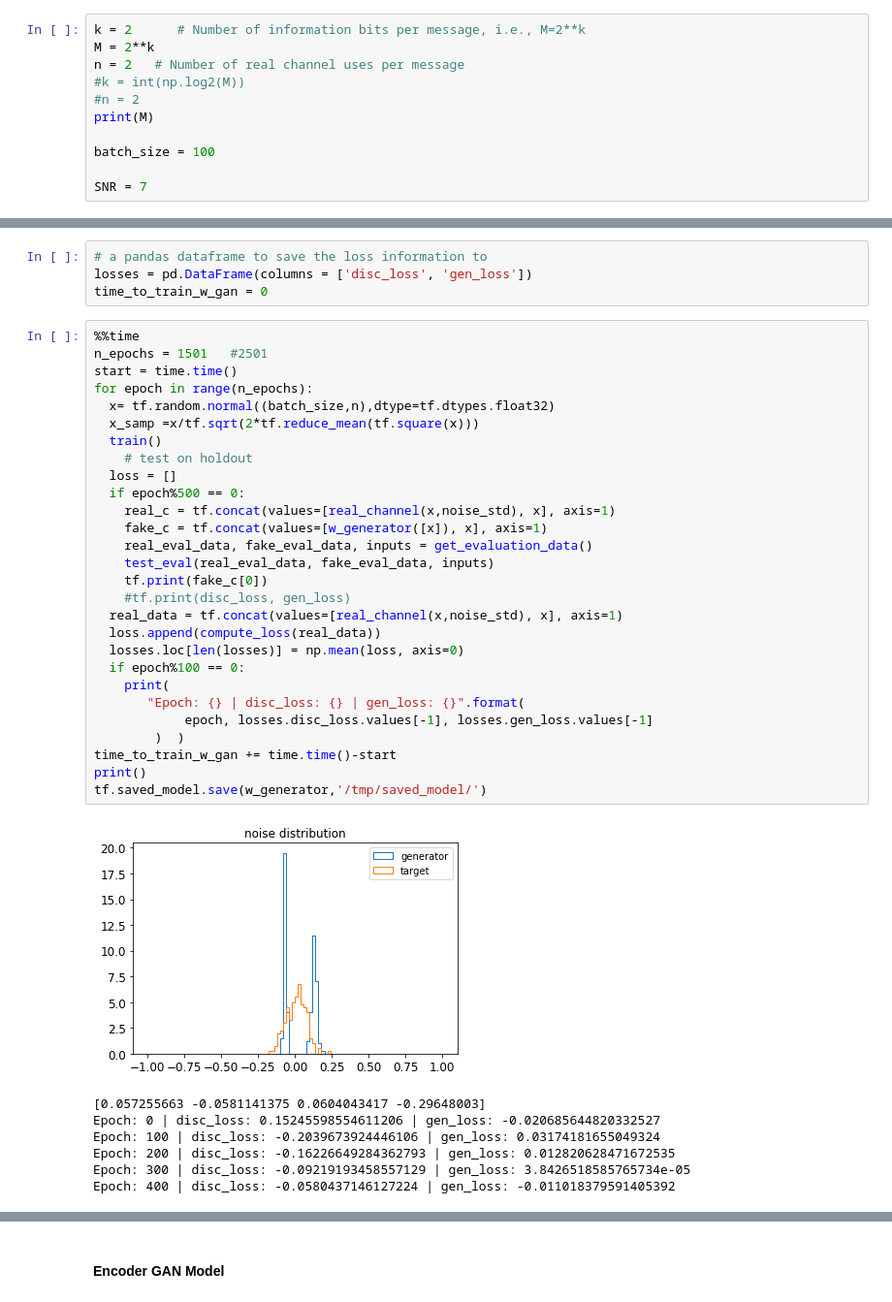
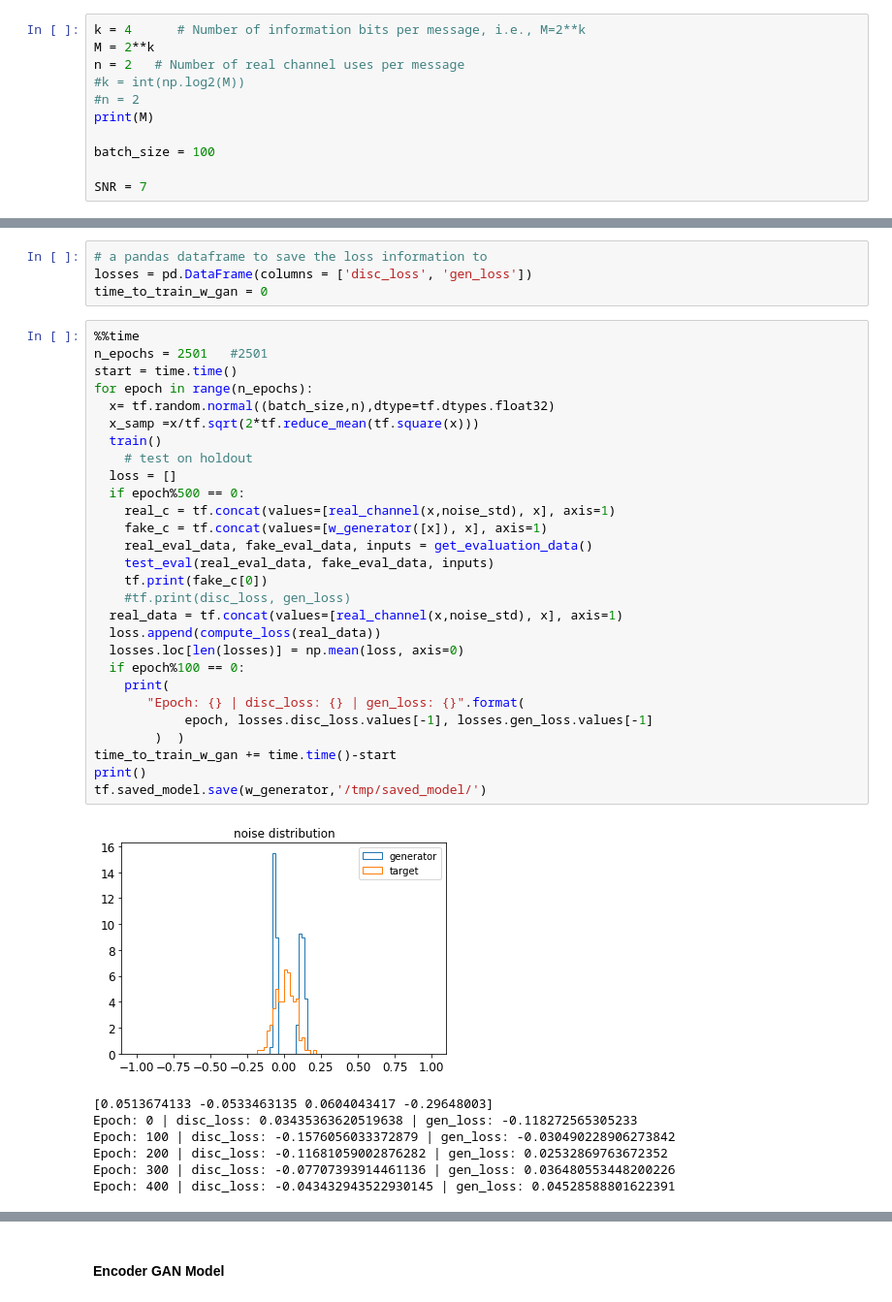
Before and after one commit to YBen1/Autoencoder_communication_system_WGAN_GP_Channel-estimation-in-process-, a Jupyter notebook: WGAN_Channel_Estimation.ipynb, the cells around one changed output, grey strips where cells are left out. Shown: that part at 97% size. Saved outputs shown, nothing was run; the diff lists cells and outputs as text.

```diff
--- a/WGAN_Channel_Estimation.ipynb
+++ b/WGAN_Channel_Estimation.ipynb
@@ -60,7 +60,7 @@ $M$ - Anzahl der unterschiedlichen Nachrichten \\
 $n$ - channel uses\\
 $N$ - Länge des Rauschvektors
 # %%
-k = 2      # Number of information bits per message, i.e., M=2**k
+k = 4      # Number of information bits per message, i.e., M=2**k
 M = 2**k
 n = 2   # Number of real channel uses per message
 #k = int(np.log2(M))
@@ -342,37 +342,37 @@ losses = pd.DataFrame(columns = ['disc_loss', 'gen_loss'])
 time_to_train_w_gan = 0
 # %%
 %%time
-n_epochs = 1501   #2501
+n_epochs = 2501   #2501
 start = time.time()
 for epoch in range(n_epochs):
   x= tf.random.normal((batch_size,n),dtype=tf.dtypes.float32)
   x_samp =x/tf.sqrt(2*tf.reduce_mean(tf.square(x)))
   train()
     # test on holdout
   loss = []
   if epoch%500 == 0:
     real_c = tf.concat(values=[real_channel(x,noise_std), x], axis=1)
     fake_c = tf.concat(values=[w_generator([x]), x], axis=1)
     real_eval_data, fake_eval_data, inputs = get_evaluation_data()
     test_eval(real_eval_data, fake_eval_data, inputs)
     tf.print(fake_c[0])
     #tf.print(disc_loss, gen_loss)
   real_data = tf.concat(values=[real_channel(x,noise_std), x], axis=1)
   loss.append(compute_loss(real_data))
   losses.loc[len(losses)] = np.mean(loss, axis=0)
   if epoch%100 == 0:
     print(
        "Epoch: {} | disc_loss: {} | gen_loss: {}".format(
             epoch, losses.disc_loss.values[-1], losses.gen_loss.values[-1]
         )  )
 time_to_train_w_gan += time.time()-start
 print()
 tf.saved_model.save(w_generator,'/tmp/saved_model/')
 # %% [output]
-[figure, old version]
+[figure, new version]
-[0.057255663 -0.0581141375 0.0604043417 -0.29648003]
-Epoch: 0 | disc_loss: 0.15245598554611206 | gen_loss: -0.020685644820332527
-Epoch: 100 | disc_loss: -0.2039673924446106 | gen_loss: 0.03174181655049324
-Epoch: 200 | disc_loss: -0.16226649284362793 | gen_loss: 0.012820628471672535
-Epoch: 300 | disc_loss: -0.09219193458557129 | gen_loss: 3.8426518585765734e-05
-Epoch: 400 | disc_loss: -0.0580437146127224 | gen_loss: -0.011018379591405392
+[0.0513674133 -0.0533463135 0.0604043417 -0.29648003]
+Epoch: 0 | disc_loss: 0.03435363620519638 | gen_loss: -0.118272565305233
+Epoch: 100 | disc_loss: -0.1576056033372879 | gen_loss: -0.030490228906273842
+Epoch: 200 | disc_loss: -0.11681059002876282 | gen_loss: 0.02532869763672352
+Epoch: 300 | disc_loss: -0.07707393914461136 | gen_loss: 0.036480553448200226
+Epoch: 400 | disc_loss: -0.043432943522930145 | gen_loss: 0.04528588801622391
```
Also changed, not shown: parts of 14 cells of this notebook.
